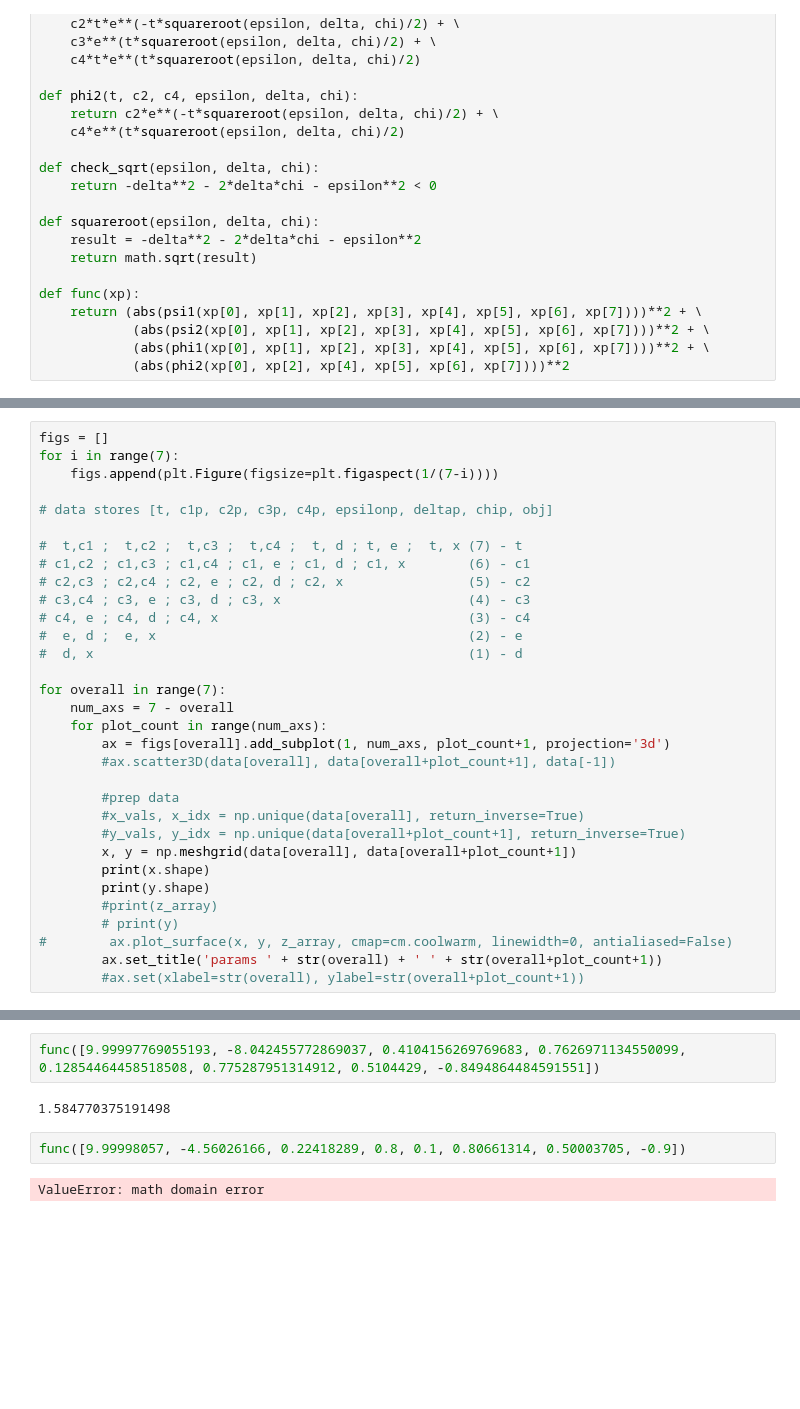
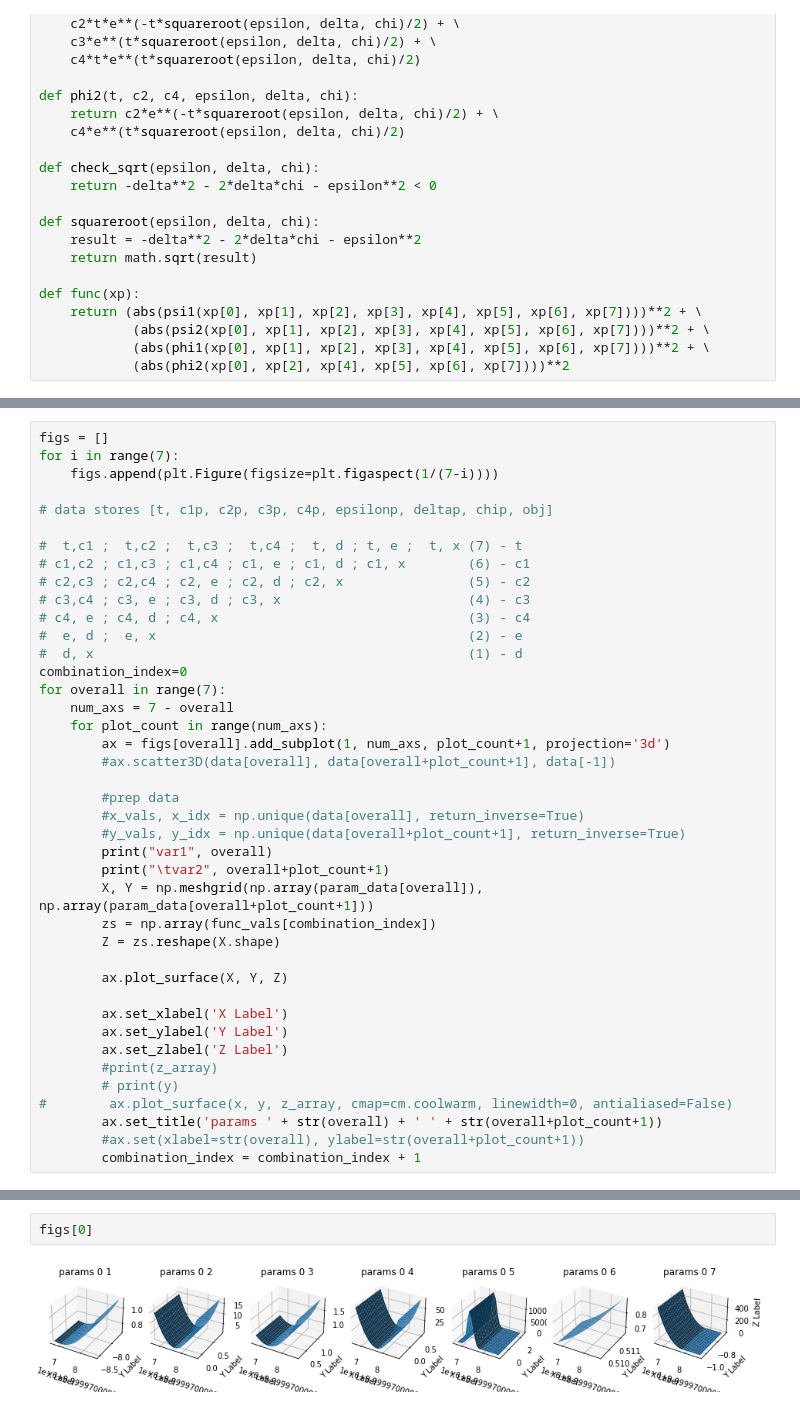
Before and after one commit to ange1a-j14/qbsys, a Jupyter notebook: Visualization.ipynb, the cells around one changed output, grey strips where cells are left out. Cells and saved outputs as stored; diff of their text form; blank space fills up the shorter version.

```diff
--- a/Visualization.ipynb
+++ b/Visualization.ipynb
@@ -139,7 +281,7 @@ for i in range(7):
 # c4, e ; c4, d ; c4, x                                (3) - c4
 #  e, d ;  e, x                                        (2) - e
 #  d, x                                                (1) - d
-
+combination_index=0
 for overall in range(7):
     num_axs = 7 - overall
     for plot_count in range(num_axs):
@@ -149,12 +291,21 @@ for overall in range(7):
         #prep data
         #x_vals, x_idx = np.unique(data[overall], return_inverse=True)
         #y_vals, y_idx = np.unique(data[overall+plot_count+1], return_inverse=True)
-        x, y = np.meshgrid(data[overall], data[overall+plot_count+1])
-        print(x.shape)
-        print(y.shape)
+        print("var1", overall)
+        print("\tvar2", overall+plot_count+1)
+        X, Y = np.meshgrid(np.array(param_data[overall]), np.array(param_data[overall+plot_count+1]))
+        zs = np.array(func_vals[combination_index])
+        Z = zs.reshape(X.shape)
+
+        ax.plot_surface(X, Y, Z)
+
+        ax.set_xlabel('X Label')
+        ax.set_ylabel('Y Label')
+        ax.set_zlabel('Z Label')
         #print(z_array)
         # print(y)
 #        ax.plot_surface(x, y, z_array, cmap=cm.coolwarm, linewidth=0, antialiased=False)
         ax.set_title('params ' + str(overall) + ' ' + str(overall+plot_count+1))
         #ax.set(xlabel=str(overall), ylabel=str(overall+plot_count+1))
+        combination_index = combination_index + 1
 # %% [output]
@@ -162,8 +329,4 @@ for overall in range(7):
-# %%
-func([9.99997769055193, -8.042455772869037, 0.4104156269769683, 0.7626971134550099, 0.12854464458518508, 0.775287951314912, 0.5104429, -0.8494864484591551])
-# %% [output]
-1.584770375191498
-# %%
-func([9.99998057, -4.56026166, 0.22418289, 0.8, 0.1, 0.80661314, 0.50003705, -0.9])
-# %% [output]
-ValueError: math domain error
+# %%
+figs[0]
+# %% [output]
+[figure, added]
```
Also changed, not shown: parts of 14 cells of this notebook, 1 other file.
